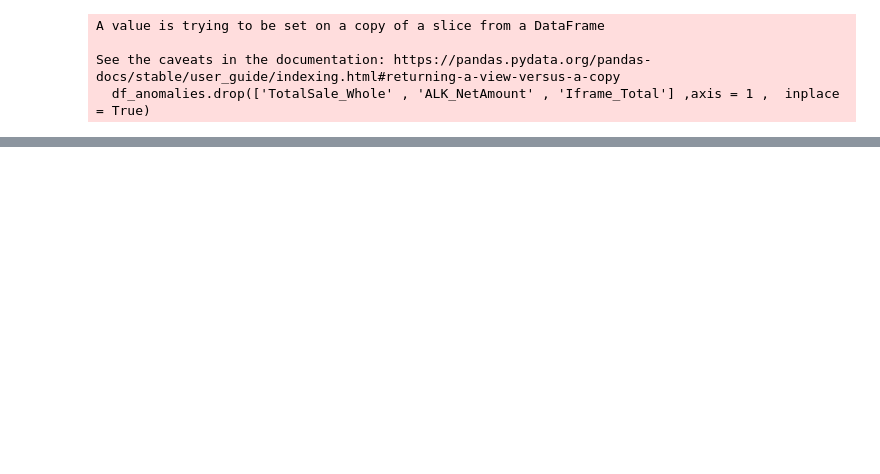
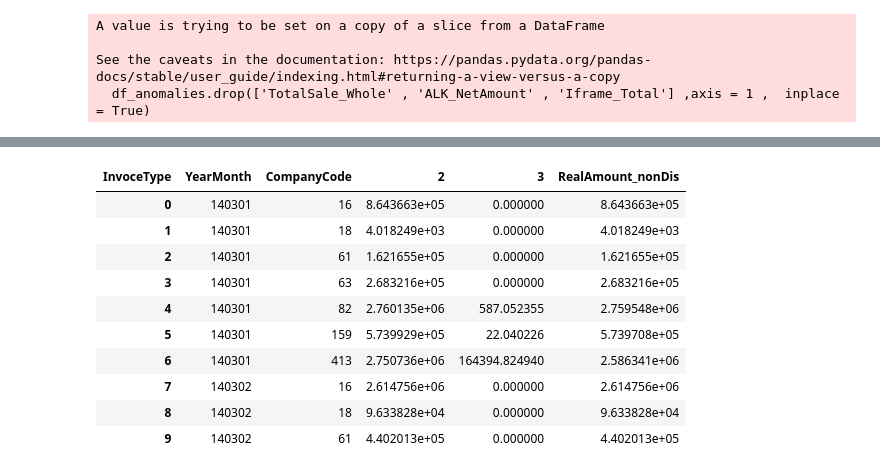
Before and after one commit to YeganehSol/Export-Dashboard, a Jupyter notebook: Export Queries_Final.ipynb, the cells around one changed output, grey strips where cells are left out. Cells and saved outputs as stored; diff of their text form; code cells hidden in the pictures; blank space fills up the shorter version.

```diff
--- a/Export Queries_Final.ipynb
+++ b/Export Queries_Final.ipynb
@@ -466,0 +584,29 @@ else:
+# %%
+mergedFactExport=pd.merge(Nondistribute_df, NewExport[['CurrencyParityRateDolar' , 'YearMonth' , 'CurrencyID']] , right_on= ['YearMonth' , 'CurrencyID'] , left_on=['YearMonth' , 'CurrencyCode'] , how = 'left')
+mergedFactExport.drop(['CurrencyID'] , axis = 1 , inplace = True)
+# %%
+mergedFactExport['RealAmountDollar'] = mergedFactExport.SumOfRealAmount.astype('float') * mergedFactExport.CurrencyParityRateDolar.astype('float')
+# %%
+mergedFactExportInv = mergedFactExport.groupby(['YearMonth' ,'CompanyCode' , 'InvoceType']).sum('RealAmountDollar').reset_index()
+# %%
+grouped = (
+    mergedFactExportInv.groupby(['YearMonth', 'CompanyCode', 'InvoceType'])['RealAmountDollar']
+      .sum()
+      .unstack(fill_value=0)   # ستون جدا برای 2 و 3
+      .reset_index())
+
+grouped["RealAmount_nonDis"] = grouped.get(2, 0) - grouped.get(3, 0)
+
+grouped.head(10)
+# %% [output]
+| InvoceType | YearMonth | CompanyCode | 2 | 3 | RealAmount_nonDis |
+| 0 | 140301 | 16 | 8.643663e+05 | 0.000000 | 8.643663e+05 |
+| 1 | 140301 | 18 | 4.018249e+03 | 0.000000 | 4.018249e+03 |
+| 2 | 140301 | 61 | 1.621655e+05 | 0.000000 | 1.621655e+05 |
+| 3 | 140301 | 63 | 2.683216e+05 | 0.000000 | 2.683216e+05 |
+| 4 | 140301 | 82 | 2.760135e+06 | 587.052355 | 2.759548e+06 |
+| 5 | 140301 | 159 | 5.739929e+05 | 22.040226 | 5.739708e+05 |
+| 6 | 140301 | 413 | 2.750736e+06 | 164394.824940 | 2.586341e+06 |
+| 7 | 140302 | 16 | 2.614756e+06 | 0.000000 | 2.614756e+06 |
+| 8 | 140302 | 18 | 9.633828e+04 | 0.000000 | 9.633828e+04 |
+| 9 | 140302 | 61 | 4.402013e+05 | 0.000000 | 4.402013e+05 |
```
Also changed, not shown: parts of 26 cells of this notebook.
